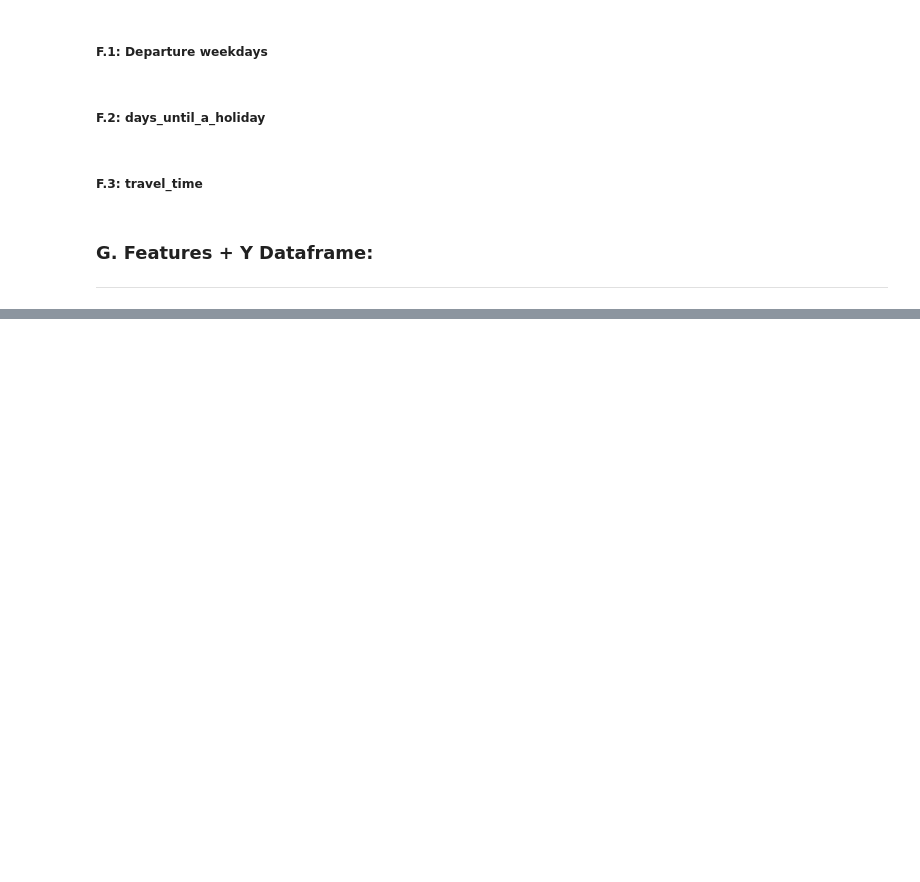
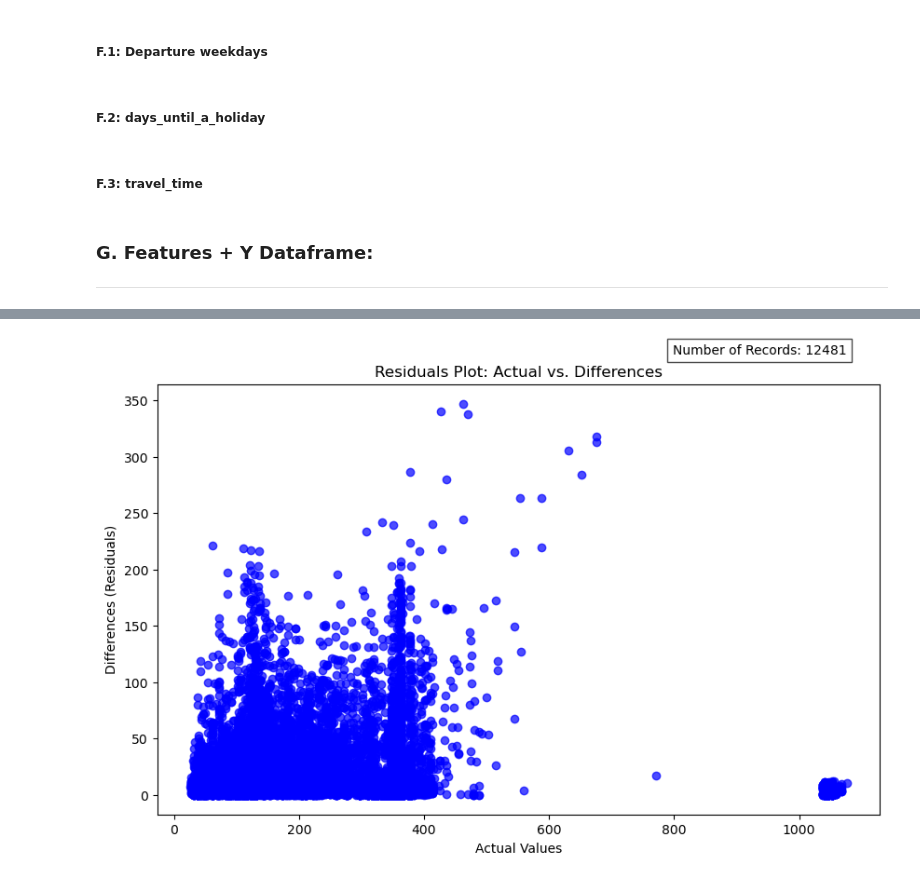
Before and after one commit to joss-thu/MLProj-GermanAirFares, a Jupyter notebook: German_Air_fares/ML_Project_AirFares.ipynb, the cells around one changed output, grey strips where cells are left out. Cells and saved outputs as stored; diff of their text form; code cells hidden in the pictures; blank space fills up the shorter version.

Commit message:
Added RF model that predicts the prices Also added a visualization of the accuracy

```diff
--- a/German_Air_fares/ML_Project_AirFares.ipynb
+++ b/German_Air_fares/ML_Project_AirFares.ipynb
@@ -283,0 +319,28 @@ df = df[['departure_city', 'arrival_city',	'departure_date_distance',	'departure
+# %%
+X = df.drop(columns=['price'], axis=1)
+y = df['price']
+
+X_train, X_test, y_train, y_test = train_test_split(
+    X, y, test_size=0.2, random_state=42)
+
+# Create a Random Forest Regressor
+regressor = RandomForestRegressor(n_estimators=200, random_state=42)
+
+# Train the regressor on the training data
+regressor.fit(X_train, y_train)
+
+# Make predictions on the testing set
+predictions = regressor.predict(X_test)
+
+# Evaluate the performance of the regressor (e.g., using mean squared error)
+mse = mean_squared_error(y_test, predictions)
+print(f"Mean Squared Error: {mse:.5f}")
+
+r2 = r2_score(y_test, predictions)
+print(f"R-squared: {r2:.5f}")
+
+mae = mean_absolute_error(y_test, predictions)
+print(f"Mean Absolute Error: {mae:.5f}")
+
+result_df = pd.DataFrame({'Actual': y_test, 'Predicted': predictions})
+result_df.head()
@@ -283,0 +357,16 @@ df = df[['departure_city', 'arrival_city',	'departure_date_distance',	'departure
+# %%
+differences = abs(predictions - y_test)
+
+# Create a scatter plot of differences
+plt.figure(figsize=(10, 6))
+num_records = len(y_test)
+plt.text(max(y_test), 400, f'Number of Records: {num_records}', ha='right',
+         va='top', color='black', fontsize=10, bbox=dict(facecolor='white', alpha=0.7))
+plt.scatter(y_test, differences, color='blue', alpha=0.7)
+plt.title('Residuals Plot: Actual vs. Differences')
+plt.xlabel('Actual Values')
+plt.ylabel('Differences (Residuals)')
+
+plt.show()
+# %% [output]
+[figure, added]
```
Also changed, not shown: parts of 4 cells of this notebook.
